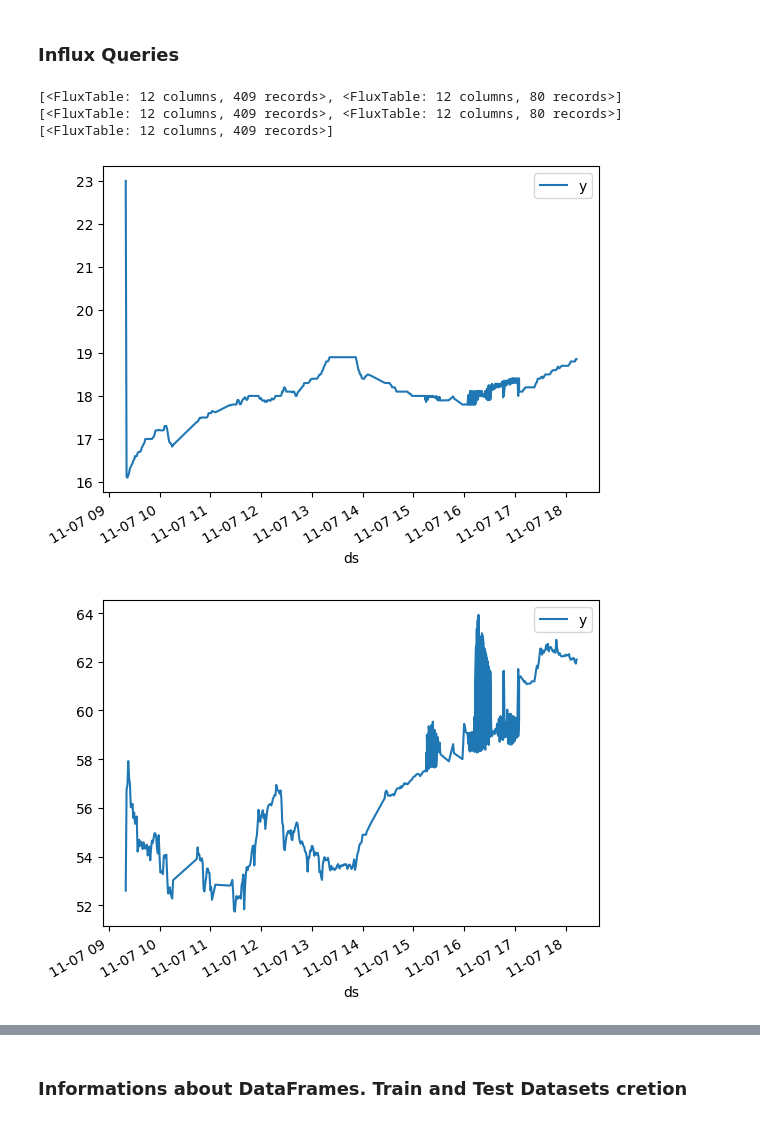
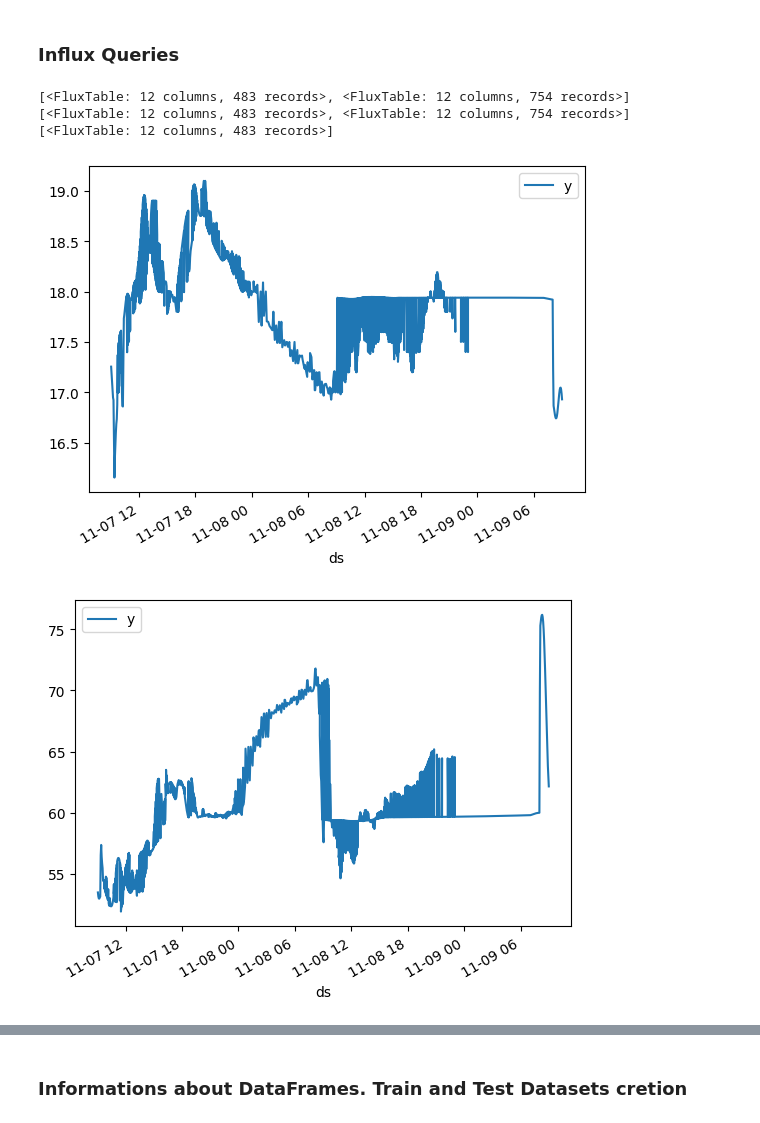
Before and after one commit to andiub97/iot-project, a Jupyter notebook: forecasting/ARIMA_Forecast.ipynb, the cells around one changed output, grey strips where cells are left out. Drawn from its saved outputs; the diff is of its cells as text; code cells hidden in the pictures.

```diff
--- a/forecasting/ARIMA_Forecast.ipynb
+++ b/forecasting/ARIMA_Forecast.ipynb
@@ -68,44 +68,44 @@ dfGas = DataFrame
 
 for bucket in buckets:
     query = 'from(bucket: "' + bucket + '")' \
-                ' |> range(start: 2022-11-07T09:00:00.00Z, stop: 2022-11-07T19:50:00.00Z)' \
+                ' |> range(start: 2022-11-07T09:00:00.00Z, stop: 2022-11-09T09:00:00.00Z)' \
                 ' |> filter(fn: (r) => r["_measurement"] == "val")' \
                 ' |> filter(fn: (r) => r["_field"] == "'+ bucket + '")' \
-                ' |> aggregateWindow(every: 1m , fn: mean, createEmpty: false)'\
+                ' |> aggregateWindow(every: 3m, fn: mean, createEmpty: false)'\
                 ' |> yield(name: "mean")'\
 
     result = client.query_api().query(org=INFLUXDB_ORG, query=query)
     print(result)
     # Convert the results to dataframe
     if (bucket == "temperature" and  result):
         dfTemp = result_to_dataframe(result)
         dfTemp['ds'] = dfTemp['ds'].dt.tz_localize(None)
         #plot data
         plot_cols = ['y']
         plot_features = dfTemp[plot_cols]
         plot_features.index = dfTemp['ds']
         _ = plot_features.plot(subplots=True)
 
     if (bucket == "humidity" and result):
         dfHum = result_to_dataframe(result)
         dfHum['ds'] = dfHum['ds'].dt.tz_localize(None)
         #plot data
         plot_cols = ['y']
         plot_features = dfHum[plot_cols]
         plot_features.index = dfHum['ds']
         _ = plot_features.plot(subplots=True)
 
     if (bucket == "gas" and result):
         dfGas = result_to_dataframe(result)
         dfGas['ds'] = dfGas['ds'].dt.tz_localize(None)
         #plot data
         plot_cols = ['y']
         plot_features = dfGas[plot_cols]
         plot_features.index = dfGas['ds']
         _ = plot_features.plot(subplots=True)
 # %% [output]
-[<FluxTable: 12 columns, 409 records>, <FluxTable: 12 columns, 80 records>]
-[<FluxTable: 12 columns, 409 records>, <FluxTable: 12 columns, 80 records>]
-[<FluxTable: 12 columns, 409 records>]
+[<FluxTable: 12 columns, 483 records>, <FluxTable: 12 columns, 754 records>]
+[<FluxTable: 12 columns, 483 records>, <FluxTable: 12 columns, 754 records>]
+[<FluxTable: 12 columns, 483 records>]
-[figure, old version]
+[figure, new version]
-[figure, old version]
+[figure, new version]
```
Also changed, not shown: parts of 8 cells of this notebook, 2 other files.
